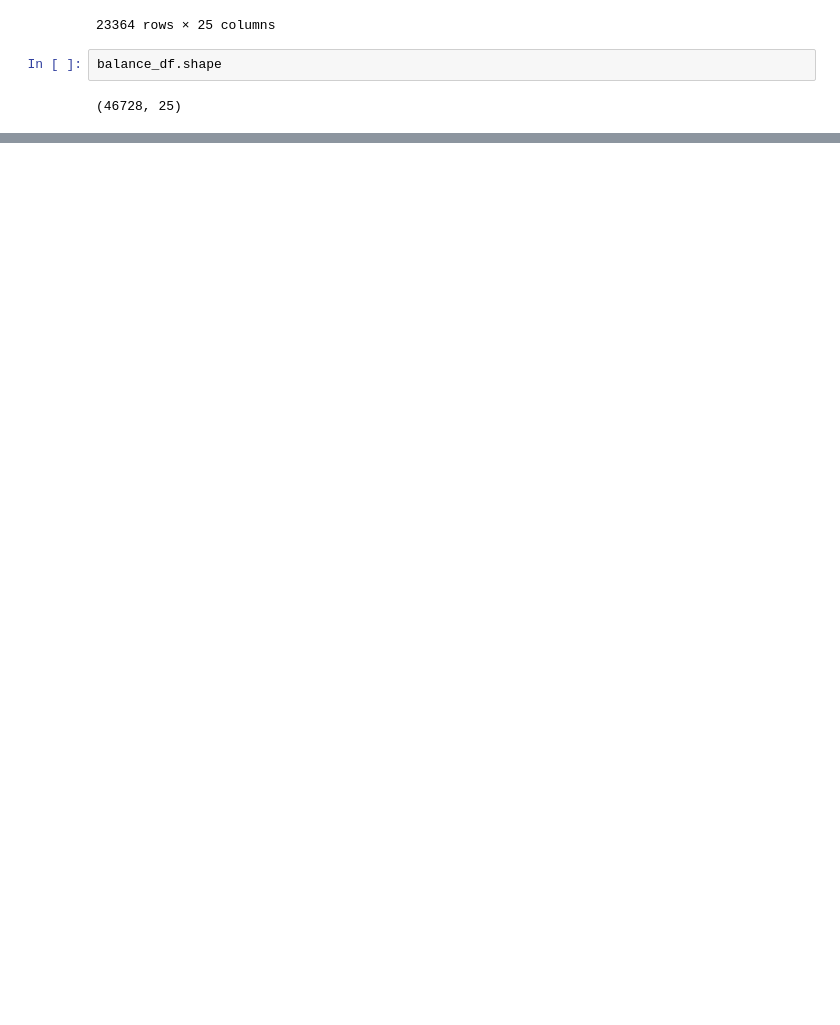
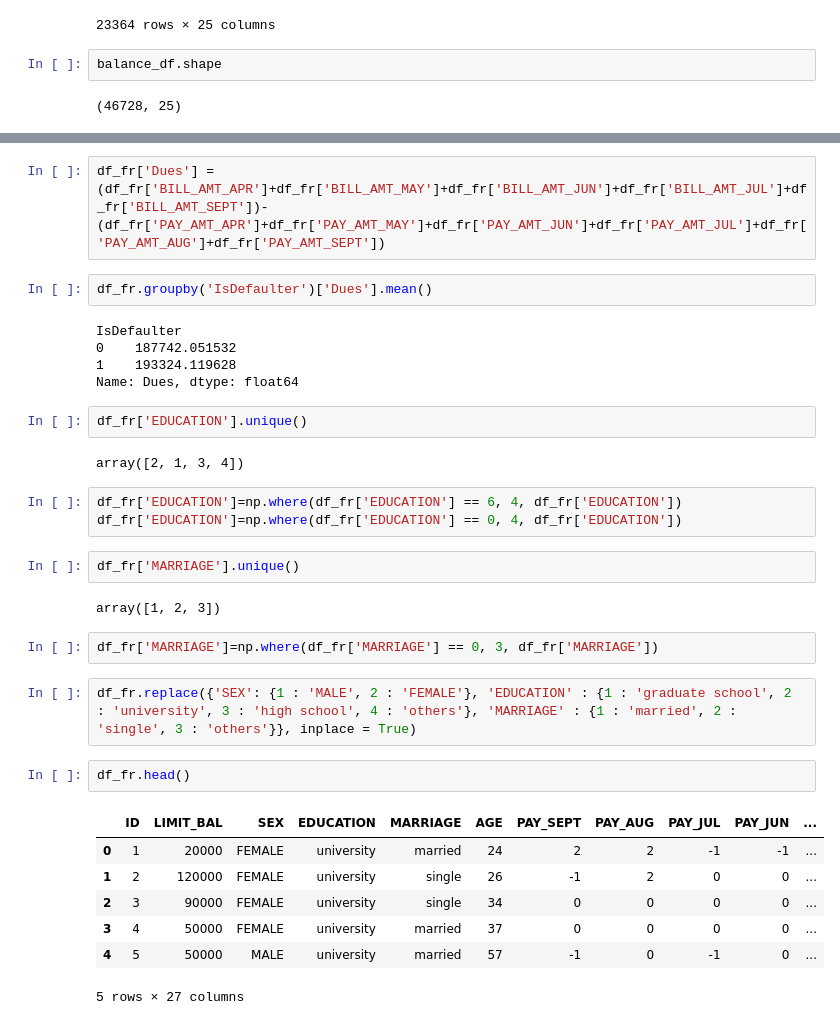
Before and after one commit to kishorpatil03/Credit-Card-Default-Prediction---ML-Supervised-Classification, a Jupyter notebook: Credit_Card_Default_Prediction_ML_Supervised_Classification.ipynb, the cells around one changed output, grey strips where cells are left out. Saved outputs shown, nothing was run; the diff lists cells and outputs as text; blank space fills up the shorter version.

```diff
--- a/Credit_Card_Default_Prediction_ML_Supervised_Classification.ipynb
+++ b/Credit_Card_Default_Prediction_ML_Supervised_Classification.ipynb
@@ -497,0 +517,34 @@ balance_df.shape
+# %%
+df_fr['Dues'] = (df_fr['BILL_AMT_APR']+df_fr['BILL_AMT_MAY']+df_fr['BILL_AMT_JUN']+df_fr['BILL_AMT_JUL']+df_fr['BILL_AMT_SEPT'])-(df_fr['PAY_AMT_APR']+df_fr['PAY_AMT_MAY']+df_fr['PAY_AMT_JUN']+df_fr['PAY_AMT_JUL']+df_fr['PAY_AMT_AUG']+df_fr['PAY_AMT_SEPT'])
+# %%
+df_fr.groupby('IsDefaulter')['Dues'].mean()
+# %% [output]
+IsDefaulter
+0    187742.051532
+1    193324.119628
+Name: Dues, dtype: float64
+# %%
+df_fr['EDUCATION'].unique()
+# %% [output]
+array([2, 1, 3, 4])
+# %%
+df_fr['EDUCATION']=np.where(df_fr['EDUCATION'] == 6, 4, df_fr['EDUCATION'])
+df_fr['EDUCATION']=np.where(df_fr['EDUCATION'] == 0, 4, df_fr['EDUCATION'])
+# %%
+df_fr['MARRIAGE'].unique()
+# %% [output]
+array([1, 2, 3])
+# %%
+df_fr['MARRIAGE']=np.where(df_fr['MARRIAGE'] == 0, 3, df_fr['MARRIAGE'])
+# %%
+df_fr.replace({'SEX': {1 : 'MALE', 2 : 'FEMALE'}, 'EDUCATION' : {1 : 'graduate school', 2 : 'university', 3 : 'high school', 4 : 'others'}, 'MARRIAGE' : {1 : 'married', 2 : 'single', 3 : 'others'}}, inplace = True)
+# %%
+df_fr.head()
+# %% [output]
+|  | ID | LIMIT_BAL | SEX | EDUCATION | MARRIAGE | AGE | PAY_SEPT | PAY_AUG | PAY_JUL | PAY_JUN | ... |
+| 0 | 1 | 20000 | FEMALE | university | married | 24 | 2 | 2 | -1 | -1 | ... |
+| 1 | 2 | 120000 | FEMALE | university | single | 26 | -1 | 2 | 0 | 0 | ... |
+| 2 | 3 | 90000 | FEMALE | university | single | 34 | 0 | 0 | 0 | 0 | ... |
+| 3 | 4 | 50000 | FEMALE | university | married | 37 | 0 | 0 | 0 | 0 | ... |
+| 4 | 5 | 50000 | MALE | university | married | 57 | -1 | 0 | -1 | 0 | ... |
+5 rows × 27 columns
```
Also changed, not shown: parts of 15 cells of this notebook.
